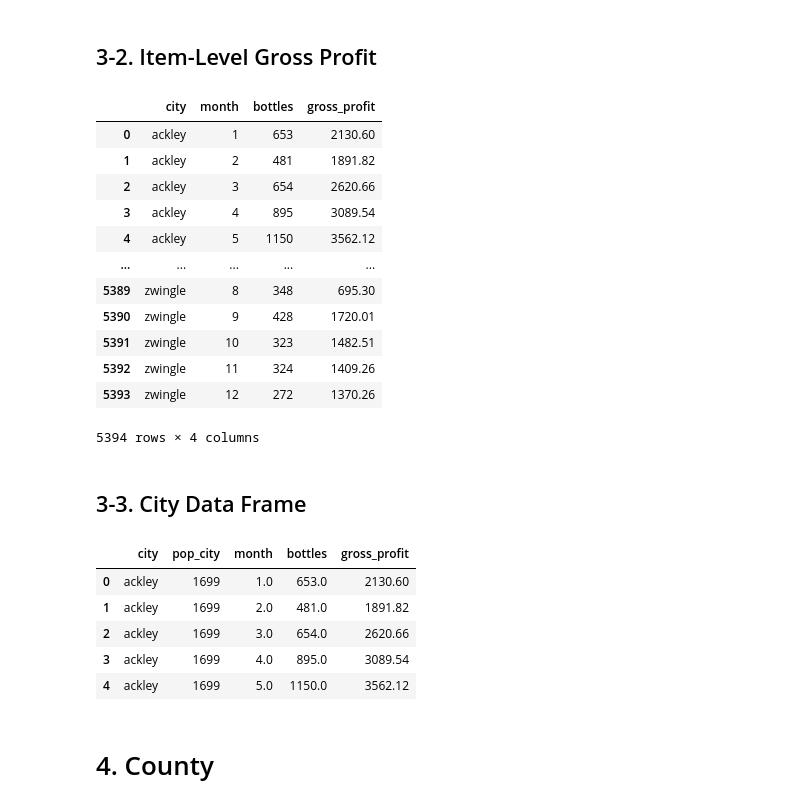
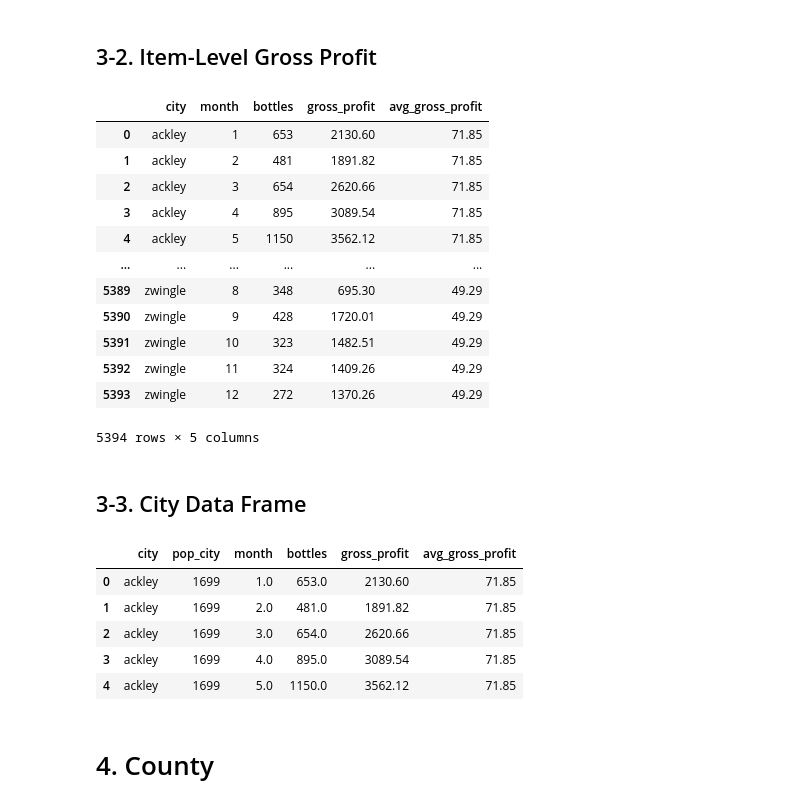
Before and after one commit to Fred-Naga/Applying-Machine-Learning, a Jupyter notebook: iowa_google_cloud.ipynb, the cells around one changed output. Cells and saved outputs as stored; diff of their text form; code cells hidden in the pictures.

```diff
--- a/iowa_google_cloud.ipynb
+++ b/iowa_google_cloud.ipynb
@@ -160,31 +159,34 @@ df_pop_city
 # %%
 df_store['month'] = pd.to_datetime(df_store['date']).dt.month
 df_profit_city = (
     df_store
     .groupby(['city', 'month'])
     .agg(
         {
         'bottles': 'sum',
         'gross_profit': 'sum'
         }
         )
     .reset_index()
 )
+df_avg_city = df_store.groupby(['city'])['gross_profit'].mean().reset_index(name='avg_gross_profit')
+df_profit_city = pd.merge(df_profit_city, df_avg_city, on='city', how='left')
+df_profit_city['avg_gross_profit'] = df_profit_city['avg_gross_profit'].round(2)
 df_profit_city
 # %% [output]
-|  | city | month | bottles | gross_profit |
-| 0 | ackley | 1 | 653 | 2130.60 |
-| 1 | ackley | 2 | 481 | 1891.82 |
-| 2 | ackley | 3 | 654 | 2620.66 |
-| 3 | ackley | 4 | 895 | 3089.54 |
-| 4 | ackley | 5 | 1150 | 3562.12 |
-| ... | ... | ... | ... | ... |
-| 5389 | zwingle | 8 | 348 | 695.30 |
-| 5390 | zwingle | 9 | 428 | 1720.01 |
-| 5391 | zwingle | 10 | 323 | 1482.51 |
-| 5392 | zwingle | 11 | 324 | 1409.26 |
-| 5393 | zwingle | 12 | 272 | 1370.26 |
+|  | city | month | bottles | gross_profit | avg_gross_profit |
+| 0 | ackley | 1 | 653 | 2130.60 | 71.85 |
+| 1 | ackley | 2 | 481 | 1891.82 | 71.85 |
+| 2 | ackley | 3 | 654 | 2620.66 | 71.85 |
+| 3 | ackley | 4 | 895 | 3089.54 | 71.85 |
+| 4 | ackley | 5 | 1150 | 3562.12 | 71.85 |
+| ... | ... | ... | ... | ... | ... |
+| 5389 | zwingle | 8 | 348 | 695.30 | 49.29 |
+| 5390 | zwingle | 9 | 428 | 1720.01 | 49.29 |
+| 5391 | zwingle | 10 | 323 | 1482.51 | 49.29 |
+| 5392 | zwingle | 11 | 324 | 1409.26 | 49.29 |
+| 5393 | zwingle | 12 | 272 | 1370.26 | 49.29 |
-5394 rows × 4 columns
+5394 rows × 5 columns
 # %% [markdown]
 ## 3-3. City Data Frame
 # %%
@@ -192,12 +194,12 @@ df_city = pd.merge(df_pop_city, df_profit_city, on="city", how="left")
 df_city.to_csv('data/city.csv', index=False)
 df_city.head()
 # %% [output]
-|  | city | pop_city | month | bottles | gross_profit |
-| 0 | ackley | 1699 | 1.0 | 653.0 | 2130.60 |
-| 1 | ackley | 1699 | 2.0 | 481.0 | 1891.82 |
-| 2 | ackley | 1699 | 3.0 | 654.0 | 2620.66 |
-| 3 | ackley | 1699 | 4.0 | 895.0 | 3089.54 |
-| 4 | ackley | 1699 | 5.0 | 1150.0 | 3562.12 |
+|  | city | pop_city | month | bottles | gross_profit | avg_gross_profit |
+| 0 | ackley | 1699 | 1.0 | 653.0 | 2130.60 | 71.85 |
+| 1 | ackley | 1699 | 2.0 | 481.0 | 1891.82 | 71.85 |
+| 2 | ackley | 1699 | 3.0 | 654.0 | 2620.66 | 71.85 |
+| 3 | ackley | 1699 | 4.0 | 895.0 | 3089.54 | 71.85 |
+| 4 | ackley | 1699 | 5.0 | 1150.0 | 3562.12 | 71.85 |
 # %% [markdown]
 # 4. County
 # %% [markdown]
```
Also changed, not shown: parts of 10 cells of this notebook, 9 other files.
